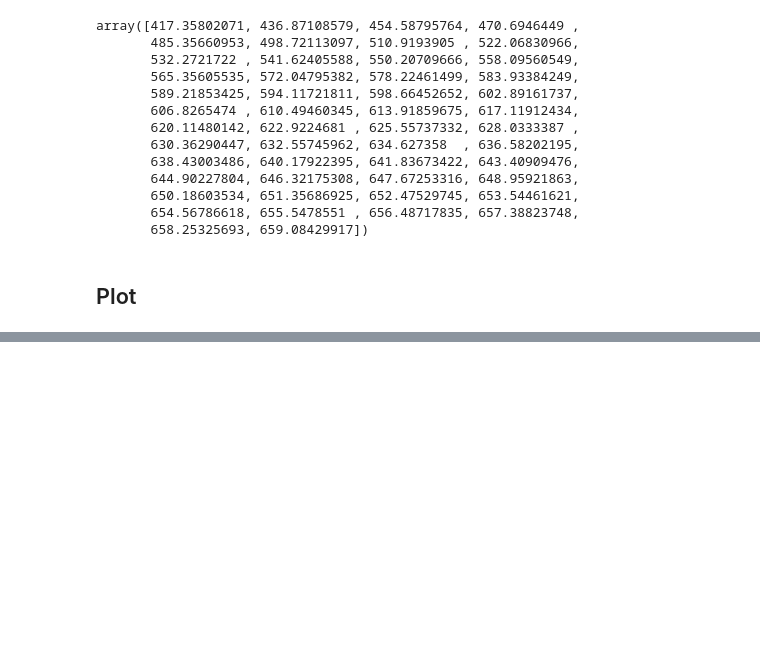
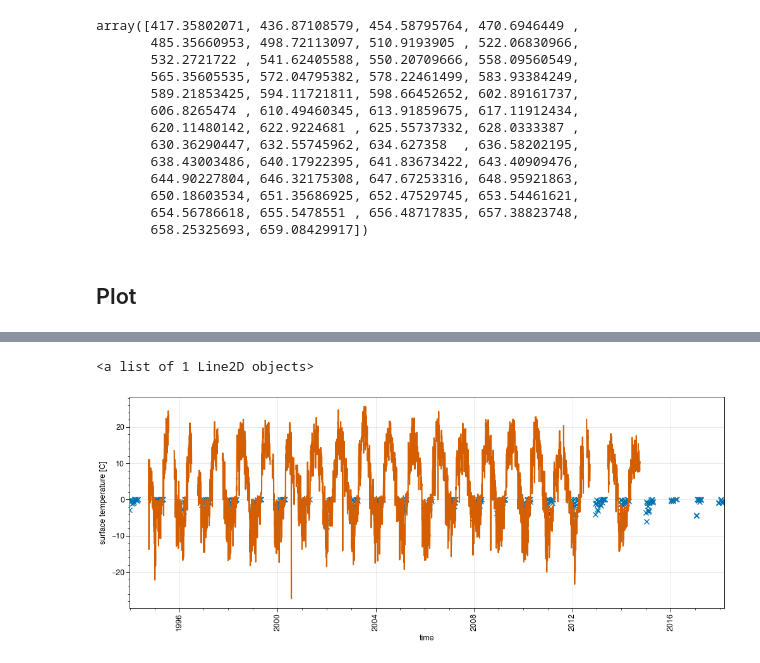
Before and after one commit to mickaellalande/SnowC2, a Jupyter notebook: CLASSIC/in_situ/rho_max.ipynb, the cells around one changed output, grey strips where cells are left out. Drawn from its saved outputs; the diff is of its cells as text; code cells hidden in the pictures; blank space fills up the shorter version.

```diff
--- a/CLASSIC/in_situ/rho_max.ipynb
+++ b/CLASSIC/in_situ/rho_max.ipynb
@@ -131,0 +397,3 @@ fig.save('img/rho_max_vs_sd.jpg')
+# %%
+ds_tsn_loc_d = ds_tsn_loc.tsn.resample(time='d').mean()
+ds_tsn_d = ds_tsn.tsn.resample(time='d').mean()
@@ -131,0 +411,8 @@ fig.save('img/rho_max_vs_sd.jpg')
+# %%
+%matplotlib widget
+pplt.subplots(figsize=(10, 4))
+ds_tsn_d.plot(marker='x')
+ds_d_obs.ts.plot()
+# %% [output]
+<a list of 1 Line2D objects>
+[figure, added]
```
Also changed, not shown: parts of 57 cells of this notebook, 5 other files.
